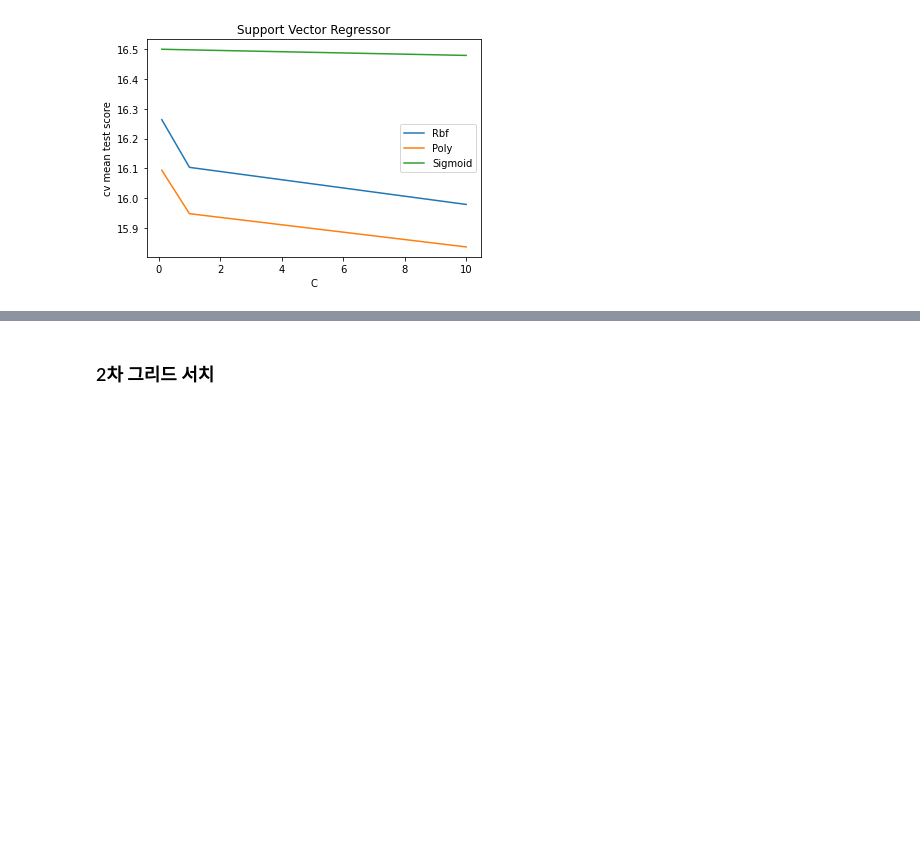
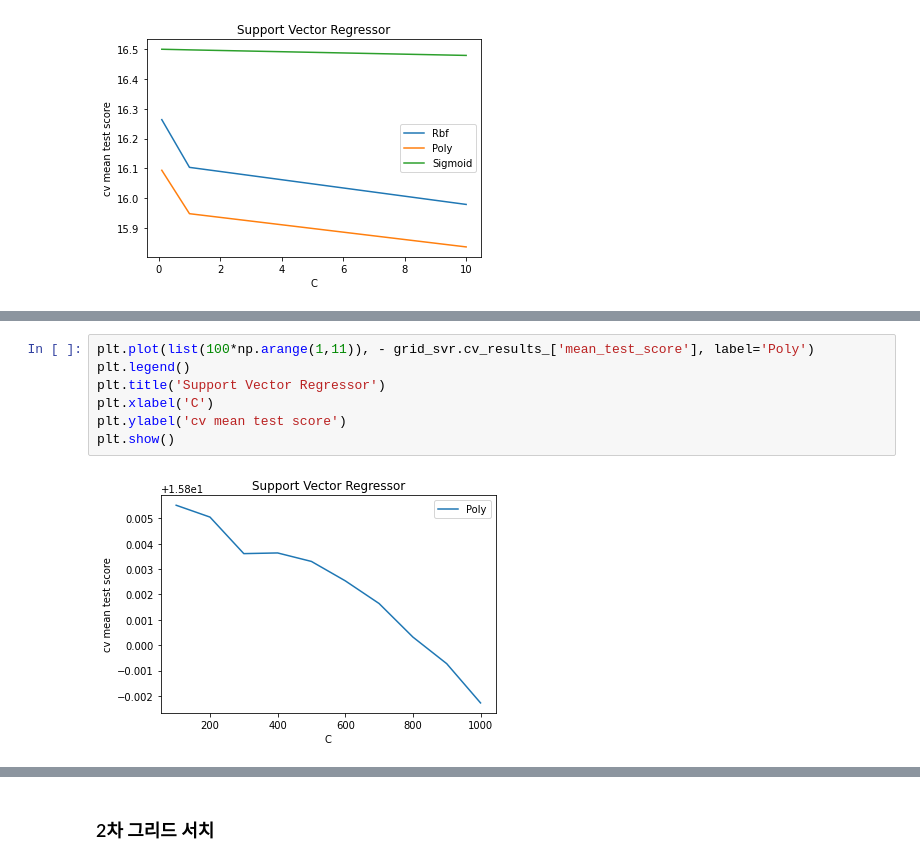
Before and after one commit to deagwon97/machine-learning-and-practice-report, a Jupyter notebook: Dacon_satellite_model.ipynb, the cells around one changed output, grey strips where cells are left out. Saved outputs shown, nothing was run; the diff lists cells and outputs as text; blank space fills up the shorter version.

```diff
--- a/Dacon_satellite_model.ipynb
+++ b/Dacon_satellite_model.ipynb
@@ -403,0 +556,9 @@ plt.show()
+# %%
+plt.plot(list(100*np.arange(1,11)), - grid_svr.cv_results_['mean_test_score'], label='Poly')
+plt.legend()
+plt.title('Support Vector Regressor')
+plt.xlabel('C')
+plt.ylabel('cv mean test score')
+plt.show()
+# %% [output]
+[figure, added]
```
Also changed, not shown: parts of 13 cells of this notebook.
